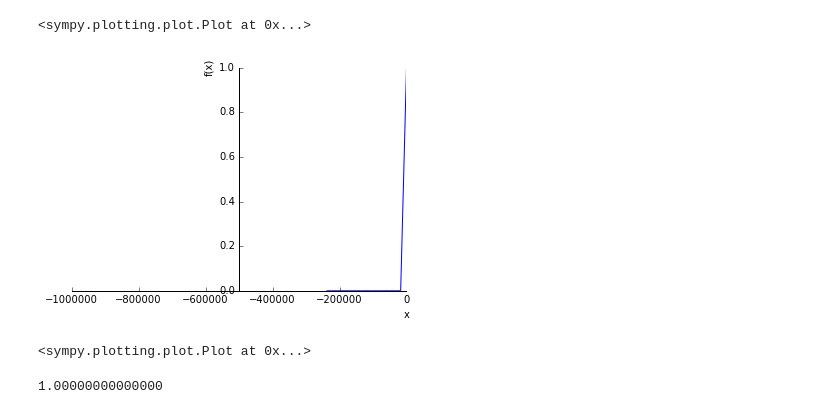
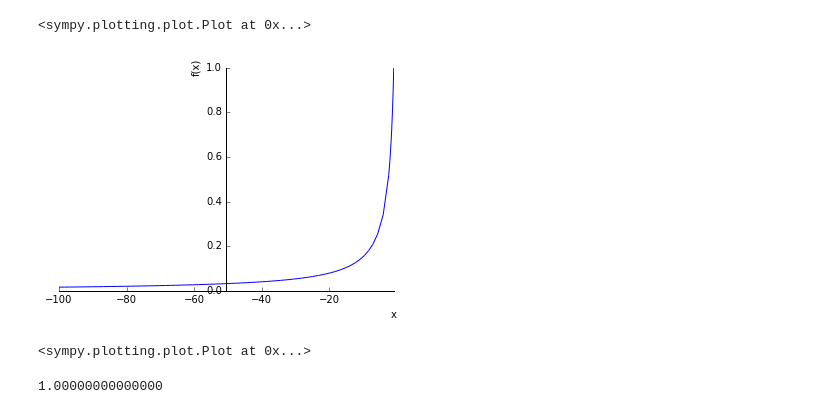
Before and after one commit to skaslev/zeta, a Jupyter notebook: digamma.ipynb, the cells around one changed output. Drawn from its saved outputs; the diff is of its cells as text; code cells hidden in the pictures.

```diff
--- a/digamma.ipynb
+++ b/digamma.ipynb
@@ -211,9 +211,9 @@ plot(f.subs(x, x/(1-x)), (x, 1e3, 1e6))
 [figure]
 <sympy.plotting.plot.Plot at 0x...>
 # %%
-plot(f.subs(x, x/(1-x)), (x, -1e6, -1))
+plot(f.subs(x, x/(1-x)), (x, -1e2, -1))
 # %% [output]
-[figure, old version]
+[figure, new version]
 <sympy.plotting.plot.Plot at 0x...>
 # %%
 f.subs(x, x/(1-x)).subs(x, -1).evalf()
```
Also changed, not shown: parts of 5 cells of this notebook.
